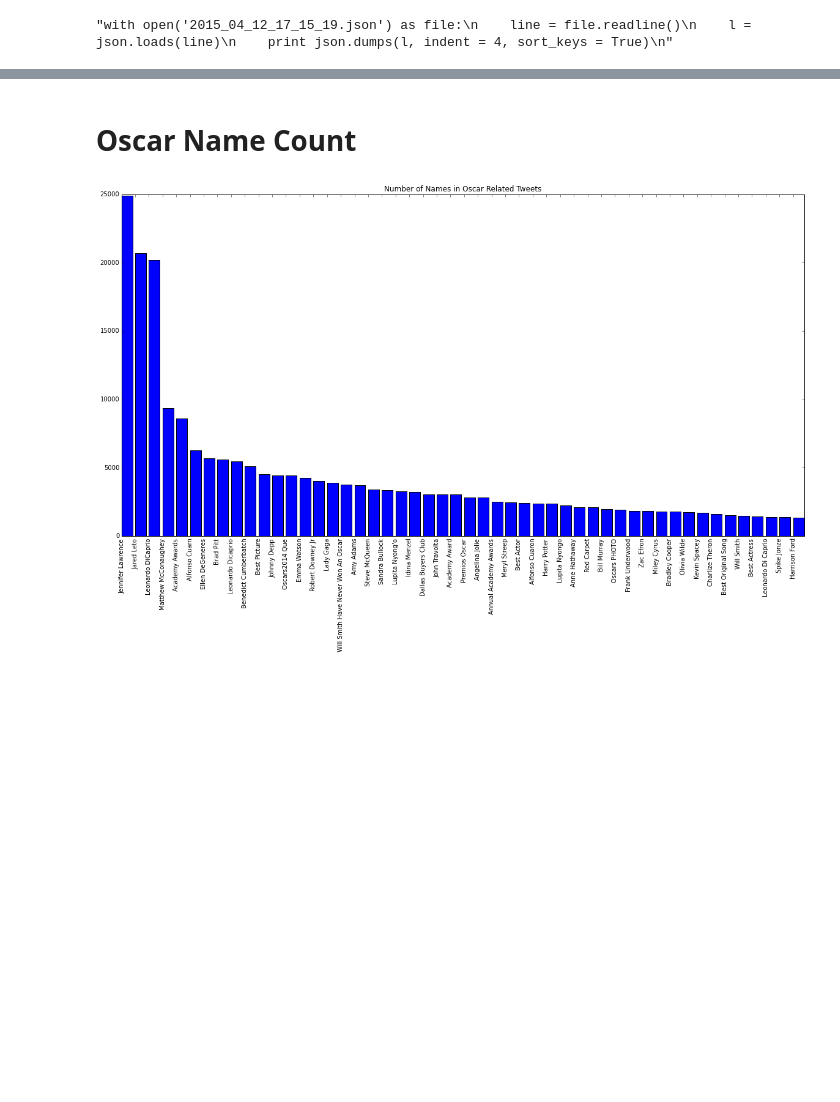
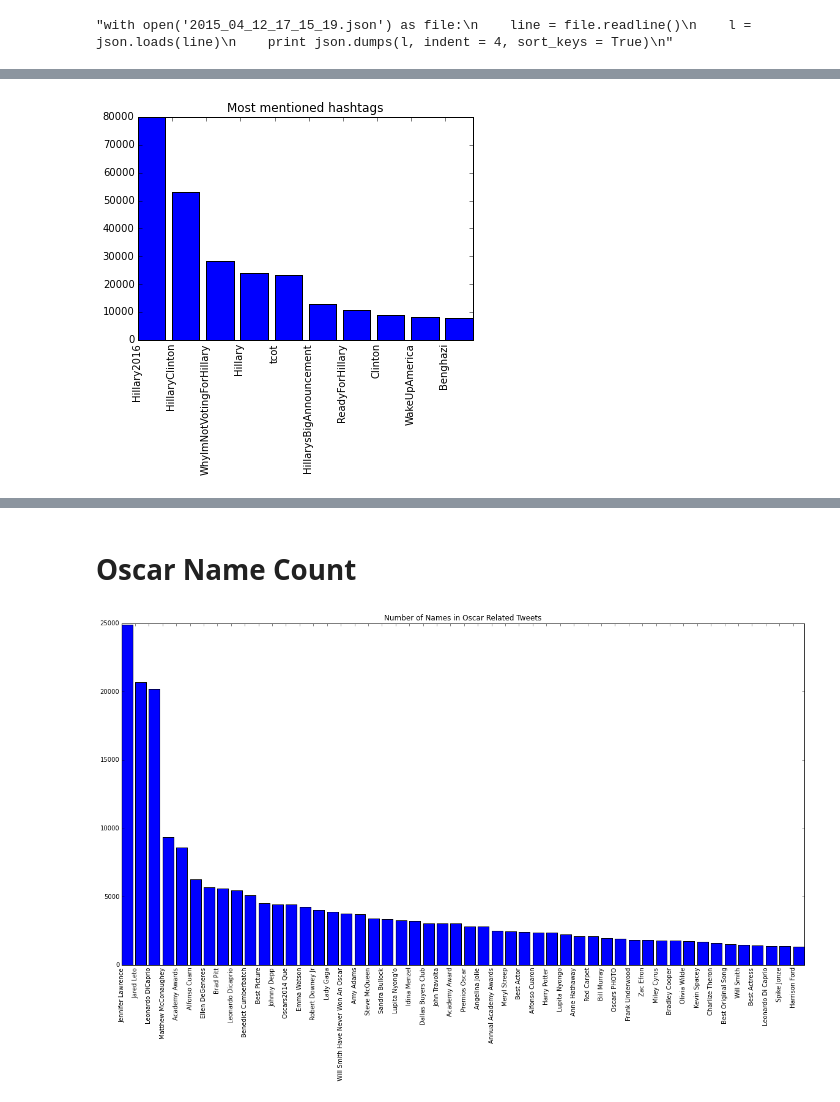
Before and after one commit to NYU-CDS-Capstone-Project/dahlia, a Jupyter notebook: presentation_1008/intro.ipynb, the cells around one changed output, grey strips where cells are left out. Saved outputs shown, nothing was run; the diff lists cells and outputs as text; code cells hidden in the pictures; blank space fills up the shorter version.

```diff
--- a/presentaion_1008/intro.ipynb
+++ b/presentation_1008/intro.ipynb
@@ -240,19 +246,21 @@ def sortLine(inp, top):
 	lines_new = sorted(lines, key = itemgetter(1), reverse = True)
 	return lines_new[:top]
 # %%
-def graphing(data):
+# Graph the count distribution of mapreduce results
+def graphing(data, title):
 	name, count = zip(*data)
 	x = np.array(range(len(data)))
 	y = np.array(count)
 	x_label = np.array(name)
 	plt.xticks(x, x_label, rotation = 90)
 	plt.bar(x, y)
-	plt.title('Most mentioned people')
+	plt.title(title)
 	plt.show()
 # %%
-user = open('./results/result_user.txt', 'rb')
-location = open('./results/result_loca.txt', 'rb')
-hashtag = open('./results/result_hash.txt', 'rb')
-mention = open('./results/result_mention.txt', 'rb')
-tweet = open('./results/result_tweet.txt', 'rb')
+# Open up the mapreduce results
+user = open('./result_user.txt', 'rb')
+location = open('./result_loca.txt', 'rb')
+hashtag = open('./result_hash.txt', 'rb')
+mention = open('./result_mention.txt', 'rb')
+tweet = open('./result_tweet.txt', 'rb')
 # %%
@@ -298,0 +283,5 @@ tweet_top
+# %%
+# Most mentioned hashtags in the 48 hour period
+graphing(hash_top, 'Most mentioned hashtags')
+# %% [output]
+[figure, added]
```
Also changed, not shown: parts of 24 cells of this notebook, 10 other files.
